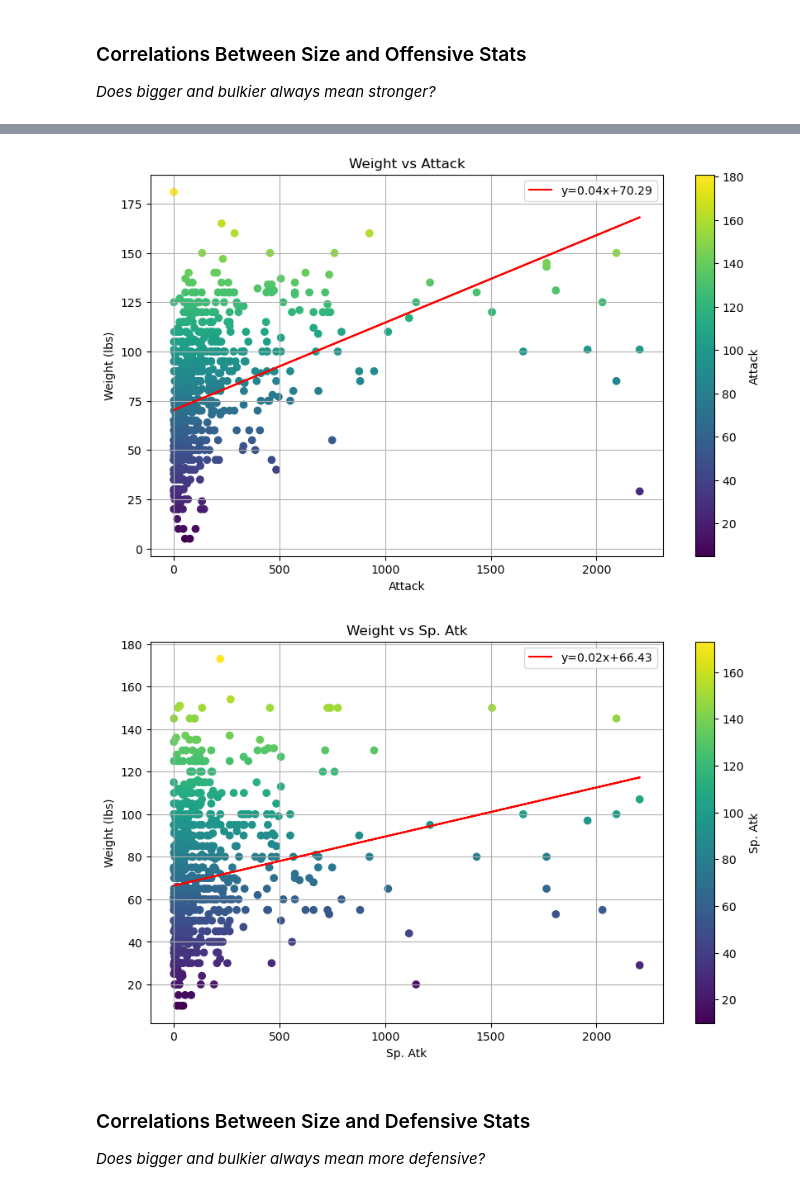
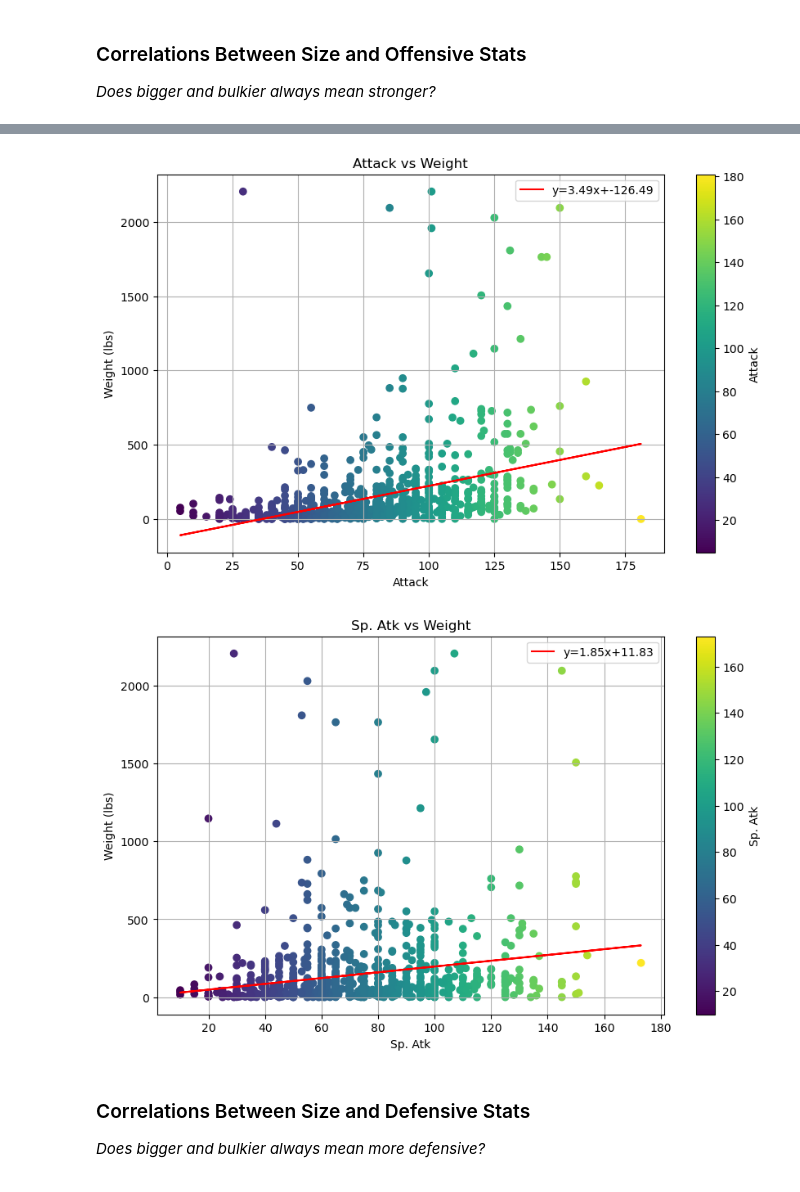
Before and after one commit to LM95A1/Project-Alpha-6, a Jupyter notebook: Champion Analysis v1.5 - Mockingbird Prototype.ipynb, the cells around one changed output, grey strips where cells are left out. Saved outputs shown, nothing was run; the diff lists cells and outputs as text; code cells hidden in the pictures.

```diff
--- a/Champion Analysis v1.5 - Mockingbird Prototype.ipynb
+++ b/Champion Analysis v1.5 - Mockingbird Prototype.ipynb
@@ -378,42 +406,52 @@ plt.show()
 # %%
-# Scatter plot: Weight vs Attack
+# Scatter plot: Attack vs Weight
 plt.figure(figsize=(10, 6))
 
 # Calculate the regression line
-slope, intercept, _, _, _ = st.linregress(pokemon_df['Weight (lbs)'], pokemon_df['Attack'])
-line = slope * pokemon_df['Weight (lbs)'] + intercept
+slope, intercept, _, _, _ = st.linregress(pokemon_df['Attack'], pokemon_df['Weight (lbs)'])
+line = slope * pokemon_df['Attack'] + intercept
 
-plt.scatter(pokemon_df['Weight (lbs)'], pokemon_df['Attack'], c=pokemon_df['Attack'], cmap='viridis')
-plt.plot(pokemon_df['Weight (lbs)'], line, 'r', label=f'y={slope:.2f}x+{intercept:.2f}')
+plt.scatter(pokemon_df['Attack'], pokemon_df['Weight (lbs)'], c=pokemon_df['Attack'], cmap='viridis')
+plt.plot(pokemon_df['Attack'], line, 'r', label=f'y={slope:.2f}x+{intercept:.2f}')
 
 plt.colorbar(label='Attack')
 plt.xlabel('Attack')
 plt.ylabel('Weight (lbs)')
-plt.title('Weight vs Attack')
+plt.title('Attack vs Weight')
 plt.legend()
 plt.grid(True)
+
+# Save the plot
+plt.savefig('Visualizations/Attack vs Weight.png')
+
+# Show the plot
 plt.show()
 
-# Scatter plot: Weight vs Sp. Atk
+# Scatter plot: Sp. Atk vs Weight
 plt.figure(figsize=(10, 6))
 
 # Calculate the regression line
-slope, intercept, _, _, _ = st.linregress(pokemon_df['Weight (lbs)'], pokemon_df['Sp. Atk'])
-line = slope * pokemon_df['Weight (lbs)'] + intercept
+slope, intercept, _, _, _ = st.linregress(pokemon_df['Sp. Atk'], pokemon_df['Weight (lbs)'])
+line = slope * pokemon_df['Sp. Atk'] + intercept
 
-plt.scatter(pokemon_df['Weight (lbs)'], pokemon_df['Sp. Atk'], c=pokemon_df['Sp. Atk'], cmap='viridis')
-plt.plot(pokemon_df['Weight (lbs)'], line, 'r', label=f'y={slope:.2f}x+{intercept:.2f}')
+plt.scatter(pokemon_df['Sp. Atk'], pokemon_df['Weight (lbs)'], c=pokemon_df['Sp. Atk'], cmap='viridis')
+plt.plot(pokemon_df['Sp. Atk'], line, 'r', label=f'y={slope:.2f}x+{intercept:.2f}')
 
 plt.colorbar(label='Sp. Atk')
 plt.xlabel('Sp. Atk')
 plt.ylabel('Weight (lbs)')
-plt.title('Weight vs Sp. Atk')
+plt.title('Sp. Atk vs Weight')
 plt.legend()
 plt.grid(True)
+
+# Save the plot
+plt.savefig('Visualizations/Sp. Atk vs Weight.png')
+
+# Show the plot
 plt.show()
 # %% [output]
-[figure, old version]
+[figure, new version]
-[figure, old version]
+[figure, new version]
 # %% [markdown]
 ### Correlations Between Size and Defensive Stats
 *Does bigger and bulkier always mean more defensive?*
```
Also changed, not shown: parts of 12 cells of this notebook, 40 other files.
